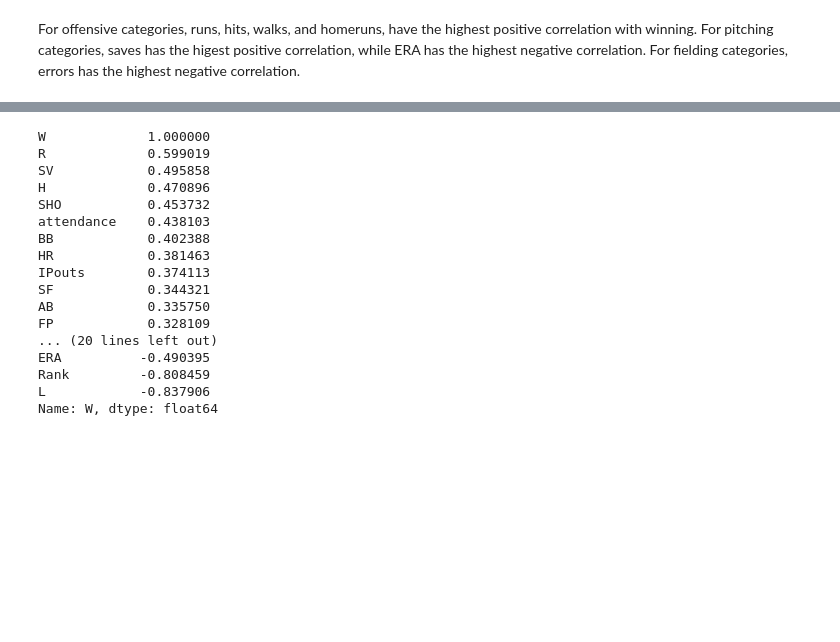
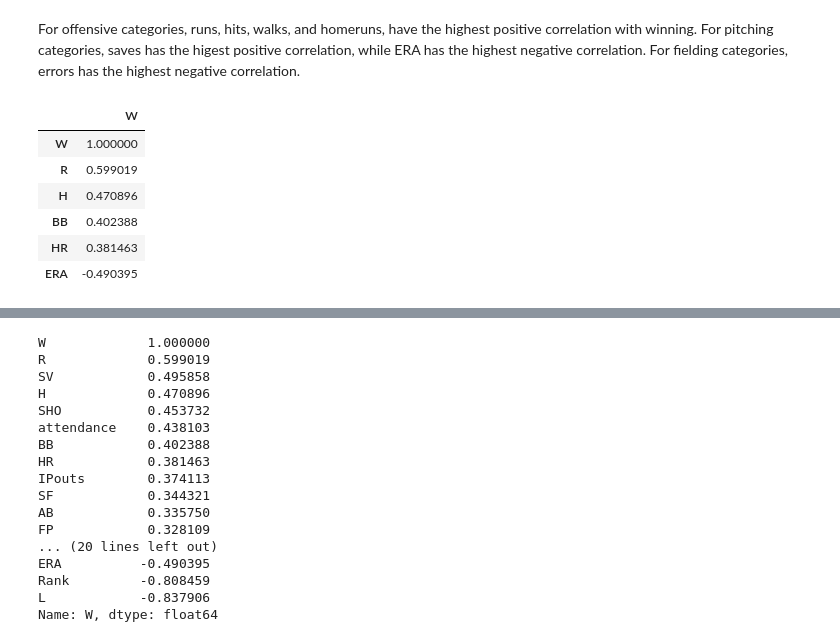
Before and after one commit to dw943893/baseball_predictor, a Jupyter notebook: CAP_EDA.ipynb, the cells around one changed output, grey strips where cells are left out. Saved outputs shown, nothing was run; the diff lists cells and outputs as text; code cells hidden in the pictures; blank space fills up the shorter version.

```diff
--- a/CAP_EDA.ipynb
+++ b/CAP_EDA.ipynb
@@ -1625,0 +1598,10 @@ teams_modern = teams[teams["yearID"]> 1945]
+# %%
+teams_modern_corr_vars.corr()[["W"]]
+# %% [output]
+|  | W |
+| W | 1.000000 |
+| R | 0.599019 |
+| H | 0.470896 |
+| BB | 0.402388 |
+| HR | 0.381463 |
+| ERA | -0.490395 |
```
Also changed, not shown: parts of 9 cells of this notebook, 3 other files.
